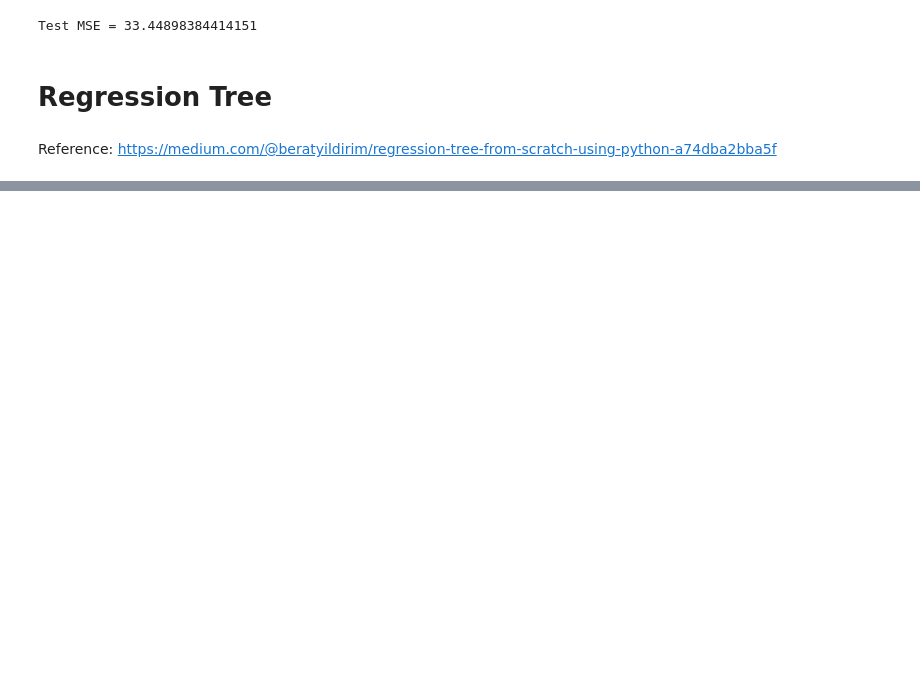
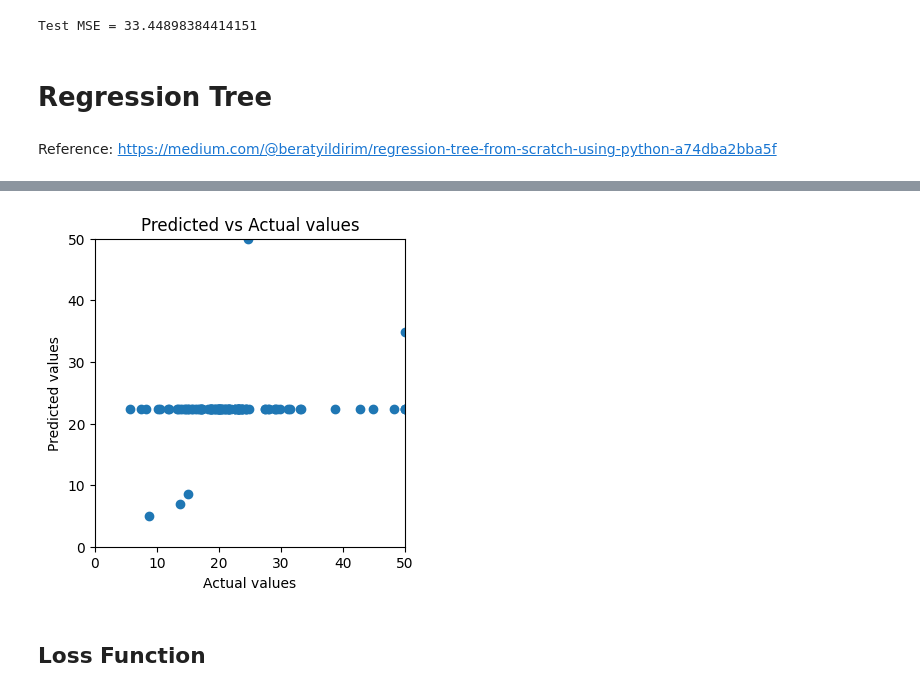
Before and after one commit to yqelisa/Boston_Housing, a Jupyter notebook: Boston_Housing.ipynb, the cells around one changed output, grey strips where cells are left out. Saved outputs shown, nothing was run; the diff lists cells and outputs as text; code cells hidden in the pictures; blank space fills up the shorter version.

```diff
--- a/Boston_Housing.ipynb
+++ b/Boston_Housing.ipynb
@@ -722,0 +725,26 @@ plot_pred_actual(y_test, y_pred)
+# %%
+best_score = float('inf')
+best_params = {}
+
+for max_depth in param_grid['max_depth']:
+    for min_samples_split in param_grid['min_samples_split']:
+        for min_samples_leaf in param_grid['min_samples_leaf']:
+
+            # Build tree based on current parameters using train set
+            tree = build_tree(X_train, y_train, max_depth=max_depth, min_samples_split=min_samples_split, min_samples_leaf=min_samples_leaf)
+
+            # Evaluate the tree on validation set
+            y_pred = predict(X_test, tree)
+            score = compute_mse(y_test, y_pred)
+
+            # Update best parameters if the current score is better
+            if score < best_score:
+                best_score = score
+                best_params = {
+                    'max_depth': max_depth,
+                    'min_samples_split': min_samples_split,
+                    'min_samples_leaf': min_samples_leaf
+                }
+
+print("Best parameters:", best_params)
+print("Best score:", best_score)
@@ -722,0 +754,3 @@ plot_pred_actual(y_test, y_pred)
+# %%
+tree = build_tree(X_train, y_train, max_depth=best_params['max_depth'], min_samples_split=best_params['min_samples_split'], min_samples_leaf=best_params['min_samples_leaf'])
+print_tree(tree, depth=0, branch_name="Root")
@@ -722,0 +775,8 @@ plot_pred_actual(y_test, y_pred)
+# %%
+y_pred = predict(X_test, tree)
+
+plot_pred_actual(y_test, y_pred)
+# %% [output]
+[figure, added]
+# %% [markdown]
+## Loss Function
```
Also changed, not shown: parts of 62 cells of this notebook.
